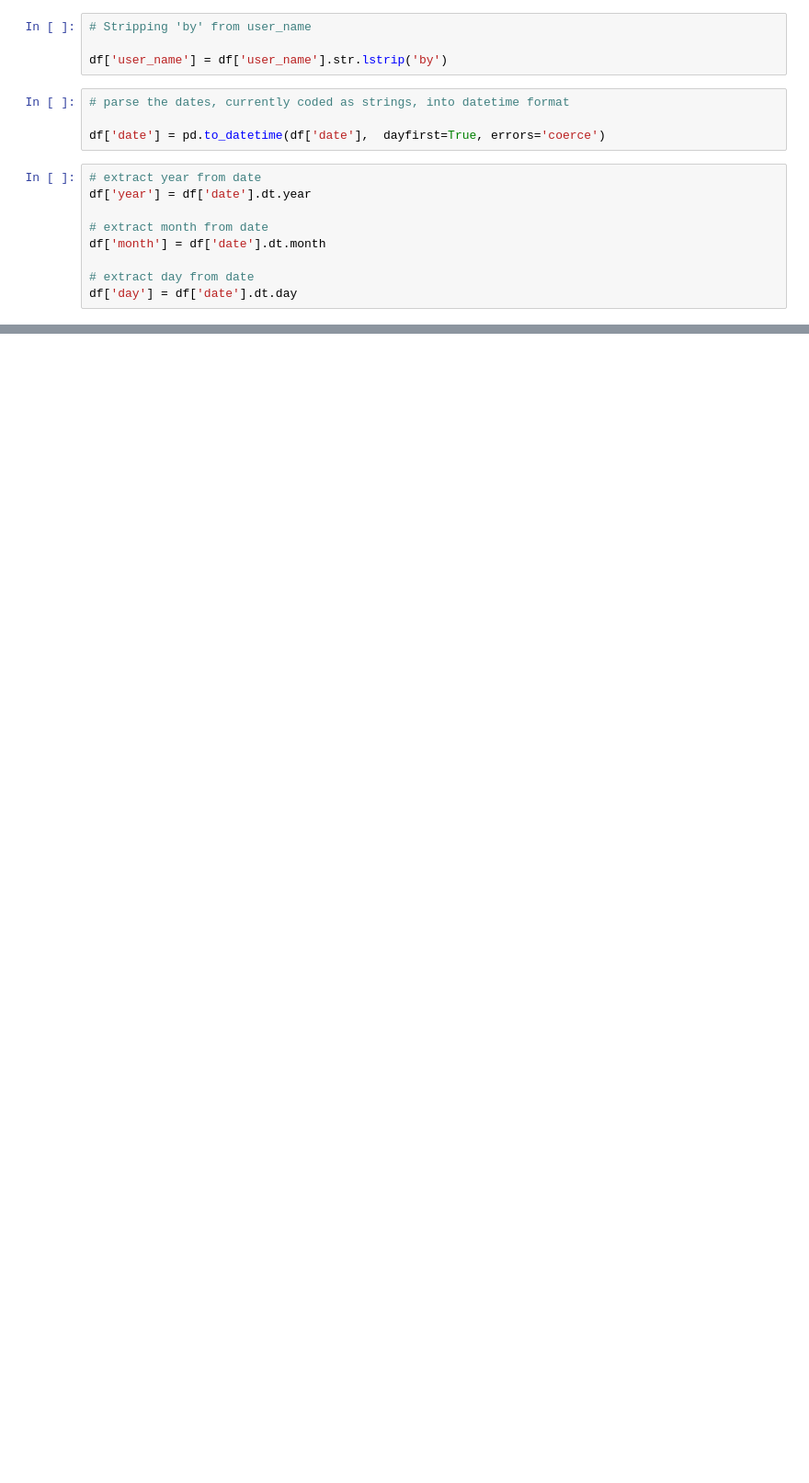
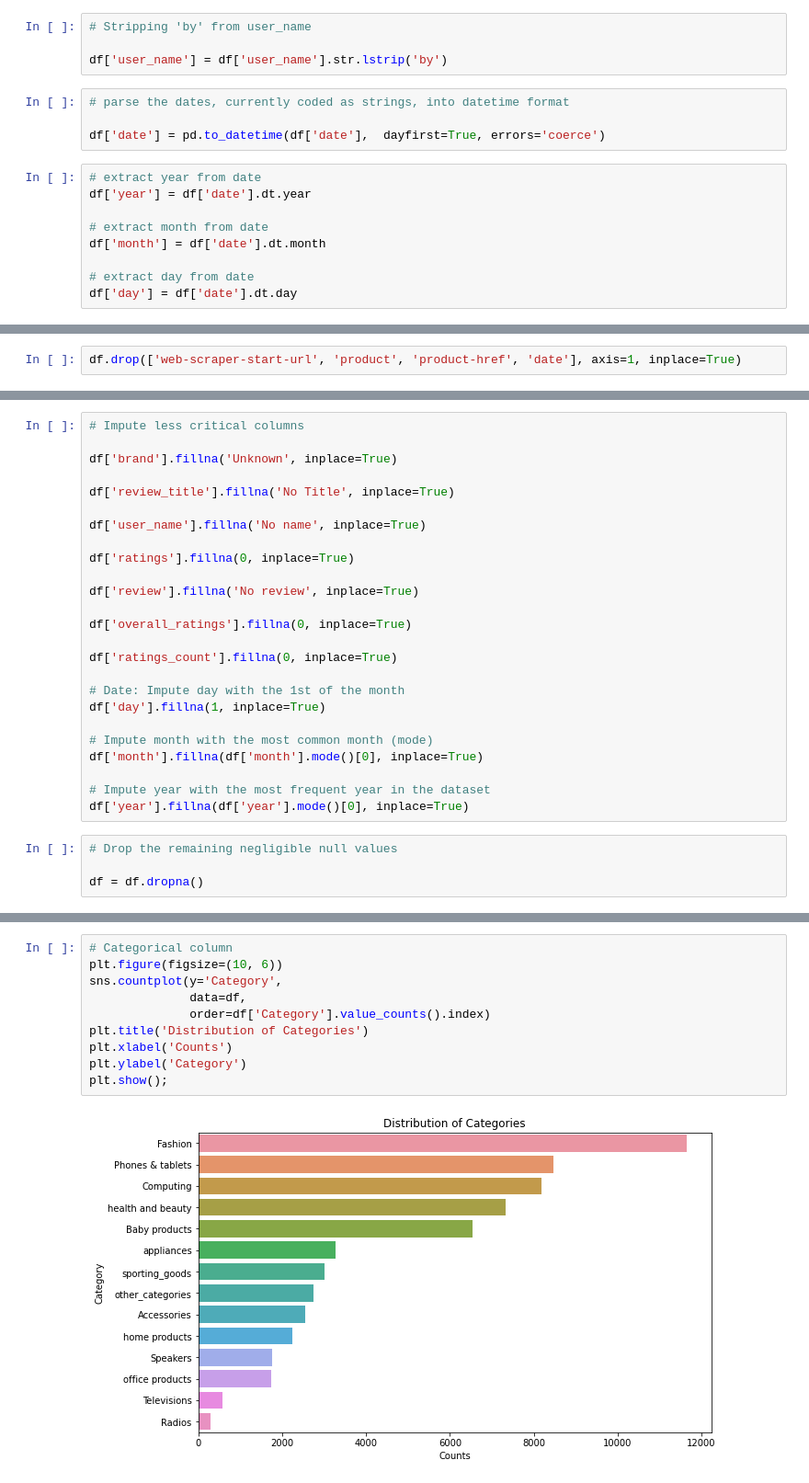
Before and after one commit to joakimTI/JUMIA-PRODUCTS-RECOMMENDATION-AND-PRODUCT-REVIEW-SYSTEM, a Jupyter notebook: index.ipynb, the cells around one changed output, grey strips where cells are left out. Shown at 92% size. Saved outputs shown, nothing was run; the diff lists cells and outputs as text; blank space fills up the shorter version.

Commit message:
Data cleaning and EDA

```diff
--- a/index.ipynb
+++ b/index.ipynb
@@ -272,0 +324,2 @@ We have 60411 rows and 20 columns after extraction and addition of new columns
+# %%
+df.drop(['web-scraper-start-url', 'product', 'product-href', 'date'], axis=1, inplace=True)
@@ -272,0 +372,29 @@ We have 60411 rows and 20 columns after extraction and addition of new columns
+# %%
+# Impute less critical columns
+
+df['brand'].fillna('Unknown', inplace=True)
+
+df['review_title'].fillna('No Title', inplace=True)
+
+df['user_name'].fillna('No name', inplace=True)
+
+df['ratings'].fillna(0, inplace=True)
+
+df['review'].fillna('No review', inplace=True)
+
+df['overall_ratings'].fillna(0, inplace=True)
+
+df['ratings_count'].fillna(0, inplace=True)
+
+# Date: Impute day with the 1st of the month
+df['day'].fillna(1, inplace=True)
+
+# Impute month with the most common month (mode)
+df['month'].fillna(df['month'].mode()[0], inplace=True)
+
+# Impute year with the most frequent year in the dataset
+df['year'].fillna(df['year'].mode()[0], inplace=True)
+# %%
+# Drop the remaining negligible null values
+
+df = df.dropna()
@@ -272,0 +413,12 @@ We have 60411 rows and 20 columns after extraction and addition of new columns
+# %%
+# Categorical column
+plt.figure(figsize=(10, 6))
+sns.countplot(y='Category',
+              data=df,
+              order=df['Category'].value_counts().index)
+plt.title('Distribution of Categories')
+plt.xlabel('Counts')
+plt.ylabel('Category')
+plt.show();
+# %% [output]
+[figure, added]
```
Also changed, not shown: parts of 38 cells of this notebook.
